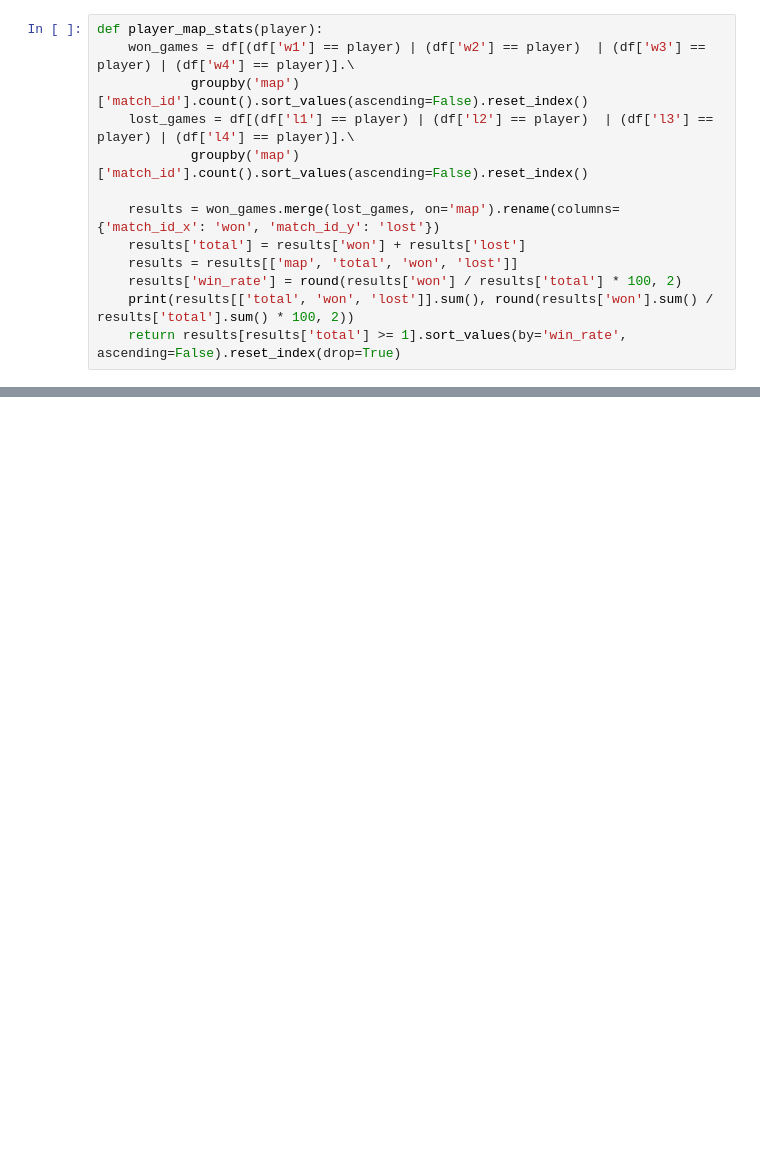
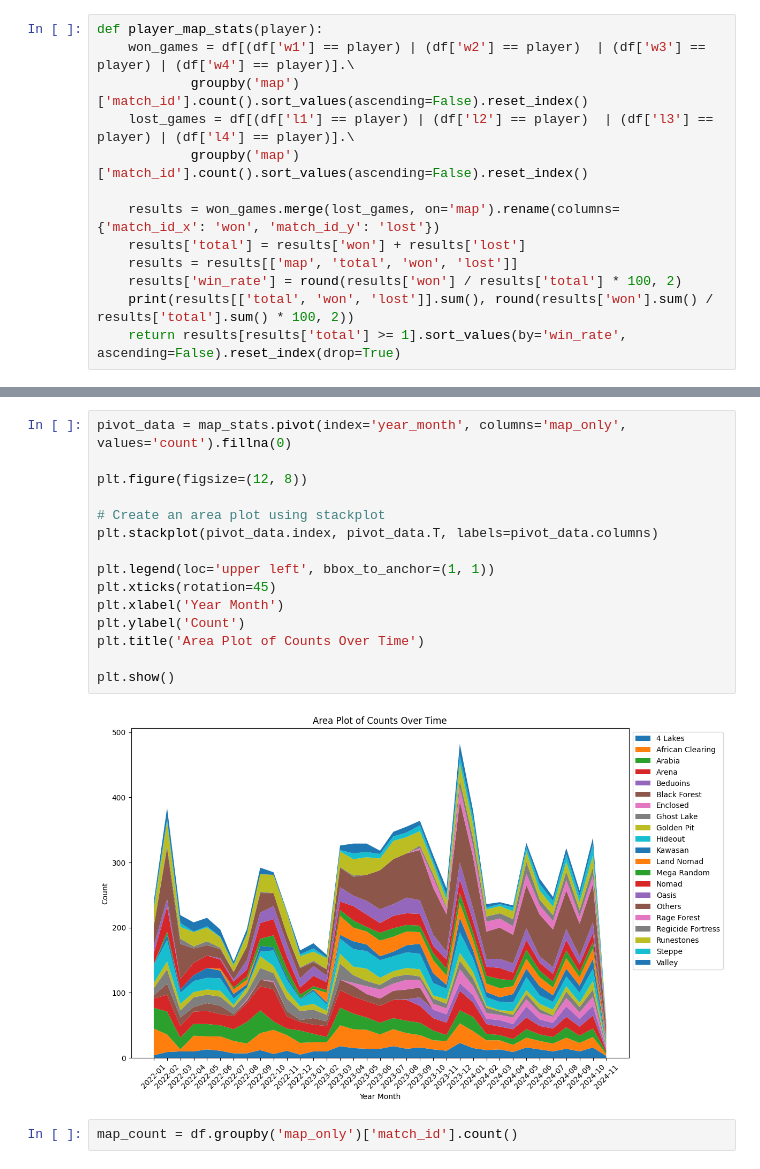
Before and after one commit to t-thirupathi/aoe2-bombay-stats, a Jupyter notebook: analysis.ipynb, the cells around one changed output, grey strips where cells are left out. Drawn from its saved outputs; the diff is of its cells as text; blank space fills up the shorter version.

```diff
--- a/analysis.ipynb
+++ b/analysis.ipynb
@@ -215,0 +251,19 @@ plt.xticks(rotation=45);
+# %%
+pivot_data = map_stats.pivot(index='year_month', columns='map_only', values='count').fillna(0)
+
+plt.figure(figsize=(12, 8))
+
+# Create an area plot using stackplot
+plt.stackplot(pivot_data.index, pivot_data.T, labels=pivot_data.columns)
+
+plt.legend(loc='upper left', bbox_to_anchor=(1, 1))
+plt.xticks(rotation=45)
+plt.xlabel('Year Month')
+plt.ylabel('Count')
+plt.title('Area Plot of Counts Over Time')
+
+plt.show()
+# %% [output]
+[figure, added]
+# %%
+map_count = df.groupby('map_only')['match_id'].count()
```
Also changed, not shown: parts of 21 cells of this notebook, 3 other files.
